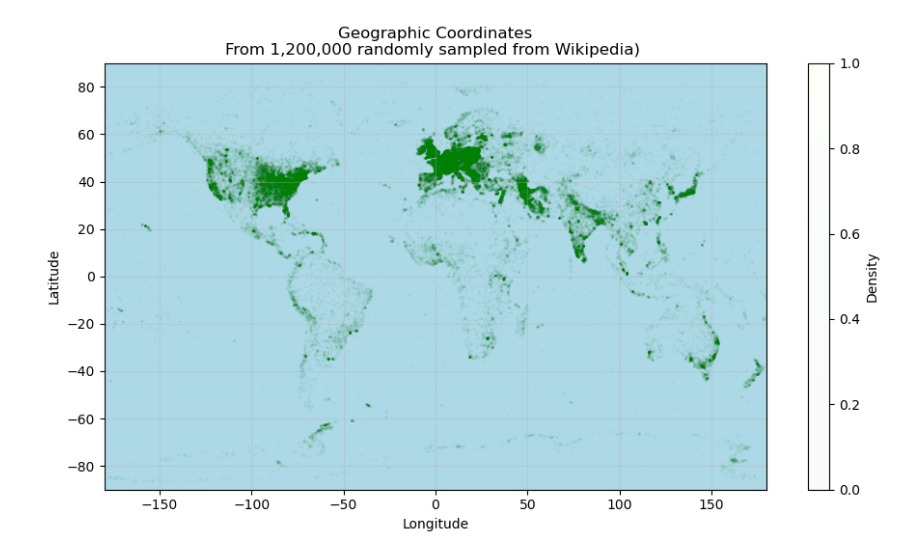
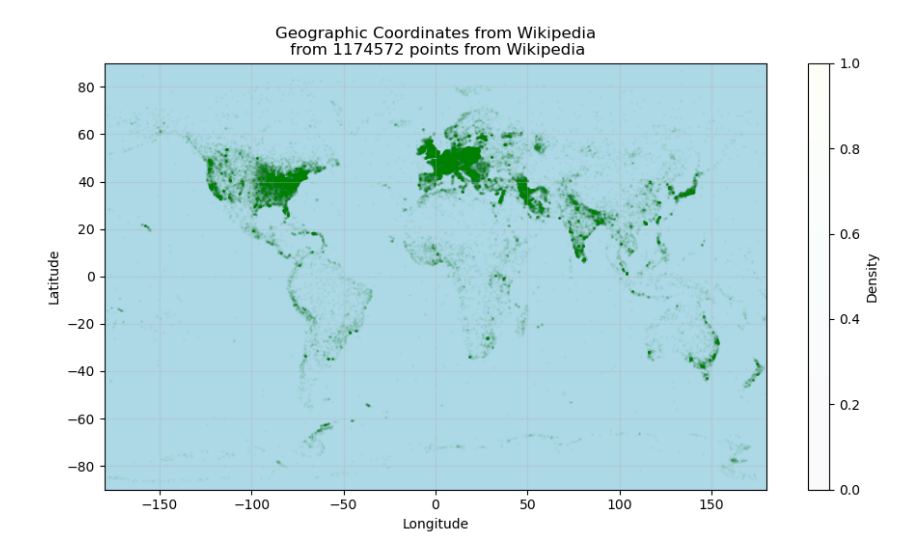
Before and after one commit to Magnushhoie/Wikipedia_Coordinates_Visualization, a Jupyter notebook: plots.ipynb, the cells around one changed output. Saved outputs shown, nothing was run; the diff lists cells and outputs as text; code cells hidden in the pictures.

```diff
--- a/plots.ipynb
+++ b/plots.ipynb
@@ -18,33 +18,33 @@ import matplotlib.pyplot as plt
 
 
 # Create 947x553 pixel plot
 plt.figure(figsize=(9.47, 5.53), dpi=100)
 
 # Background blue
 plt.gca().set_facecolor('lightblue')
 
 # Plot points
 plt.scatter(df['Longitude'], df['Latitude'], c='green', s=1, alpha=0.025)
 
 # Format plot
 plt.xlabel('Longitude')
 plt.ylabel('Latitude')
-plt.title(f'Geographic Coordinates\nFrom {round(len(df_raw), -5):,} randomly sampled from Wikipedia) ')
+plt.title(f'Geographic Coordinates from Wikipedia\n from {len(df_raw)} points from Wikipedia')
 plt.grid(True, alpha=0.3)
 plt.tight_layout()
 
 # add colorbar
 plt.colorbar(label='Density')
 
 # y-ticks every 20, from 80 to -80
 plt.yticks(np.arange(-80, 81, 20))
 # Limit at 90
 plt.ylim(-90, 90)
 
 # limit at 160
 plt.xlim(-180, 180)
 
 # Save to figure
-plt.savefig('coords_sampled.png', dpi=107, bbox_inches='tight')
+plt.savefig('coords_sampled.png', dpi=300, bbox_inches='tight')
 # %% [output]
-[figure, old version]
+[figure, new version]
```
Also changed, not shown: 1 other file.
